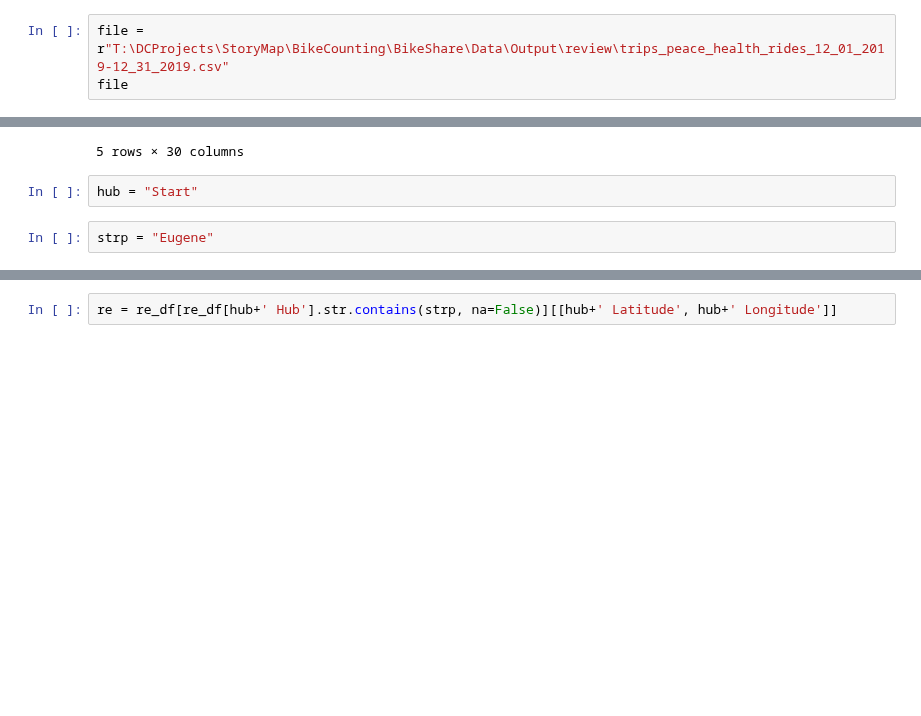
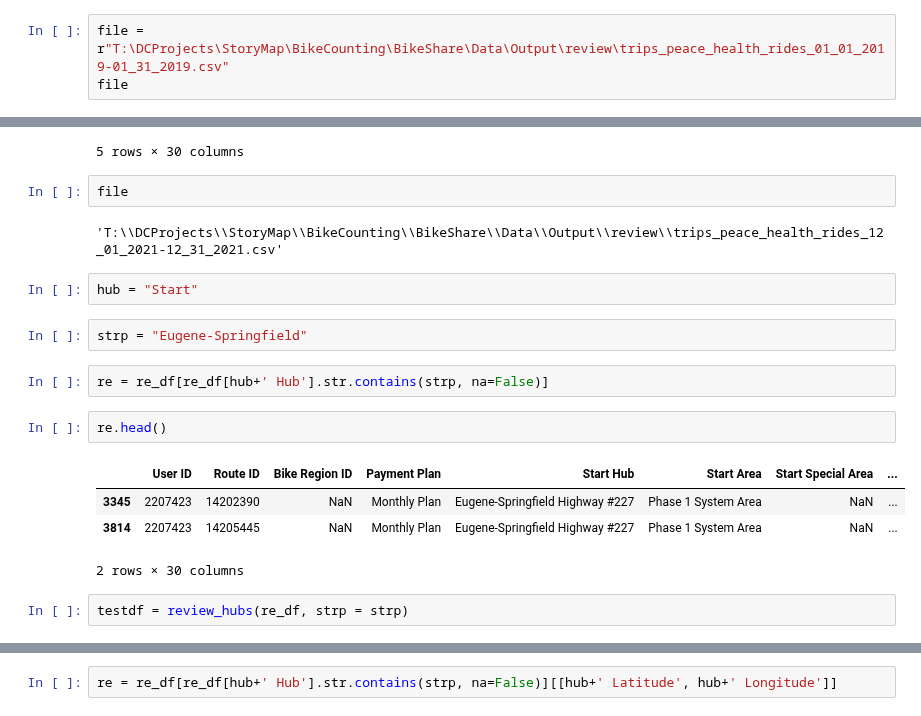
Before and after one commit to dongmeic/BikeCounting, a Jupyter notebook: BikeShare/ReverseGeocoding.ipynb, the cells around one changed output, grey strips where cells are left out. Saved outputs shown, nothing was run; the diff lists cells and outputs as text; blank space fills up the shorter version.

Commit message:
review addresses

```diff
--- a/BikeShare/ReverseGeocoding.ipynb
+++ b/BikeShare/ReverseGeocoding.ipynb
@@ -183,4 +198,4 @@ for file in files:
 # %%
-file = r"T:\DCProjects\StoryMap\BikeCounting\BikeShare\Data\Output\review\trips_peace_health_rides_12_01_2019-12_31_2019.csv"
+file = r"T:\DCProjects\StoryMap\BikeCounting\BikeShare\Data\Output\review\trips_peace_health_rides_01_01_2019-01_31_2019.csv"
 file
 # %% [output]
@@ -208,7 +220,22 @@ re_df.head()
 | 3 | 1734280 | 12817414 | NaN | UO Monthly Plan | Thompson-Roach Building | Phase 1 System Area | NaN | ... |
 | 4 | 1702290 | 12817415 | NaN | UO Monthly Plan | Thompson-Roach Building | Phase 1 System Area | NaN | ... |
 5 rows × 30 columns
+# %%
+file
+# %% [output]
+'T:\\DCProjects\\StoryMap\\BikeCounting\\BikeShare\\Data\\Output\\review\\trips_peace_health_rides_12_01_2021-12_31_2021.csv'
 # %%
 hub = "Start"
 # %%
-strp = "Eugene"
+strp = "Eugene-Springfield"
+# %%
+re = re_df[re_df[hub+' Hub'].str.contains(strp, na=False)]
+# %%
+re.head()
+# %% [output]
+|  | User ID | Route ID | Bike Region ID | Payment Plan | Start Hub | Start Area | Start Special Area | ... |
+| 3345 | 2207423 | 14202390 | NaN | Monthly Plan | Eugene-Springfield Highway #227 | Phase 1 System Area | NaN | ... |
+| 3814 | 2207423 | 14205445 | NaN | Monthly Plan | Eugene-Springfield Highway #227 | Phase 1 System Area | NaN | ... |
+2 rows × 30 columns
+# %%
+testdf = review_hubs(re_df, strp = strp)
```
Also changed, not shown: parts of 7 cells of this notebook, 1 other file.
